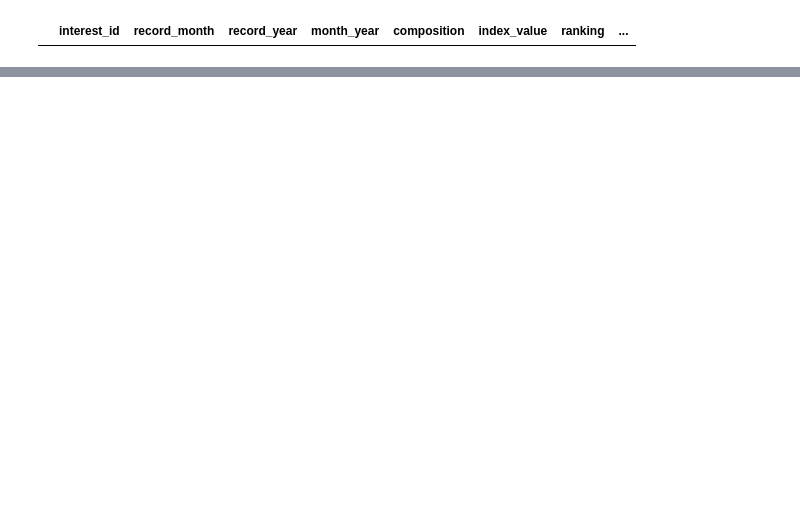
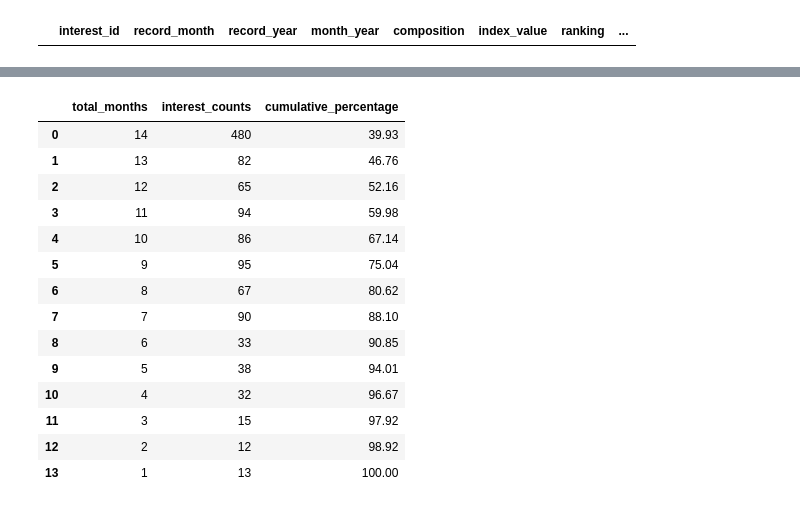
Before and after one commit to yangwu1227/sql-case-studies, a Jupyter notebook: case_studies/fresh_segments/notebooks/business_questions.ipynb, the cells around one changed output, grey strips where cells are left out. Cells and saved outputs as stored; diff of their text form; code cells hidden in the pictures; blank space fills up the shorter version.

Commit message:
feat: interest analysis for fresh segments case study

```diff
--- a/case_studies/fresh_segments/notebooks/business_questions.ipynb
+++ b/case_studies/fresh_segments/notebooks/business_questions.ipynb
@@ -537,0 +625,55 @@ athena.query(database=database, query=query, ctas_approach=ctas_approach)
+# %%
+query = """
+WITH count_month_year AS (
+    SELECT
+        interest_id,
+        COUNT(DISTINCT month_year) AS total_months
+    FROM
+        fresh_segments.interest_metrics
+    GROUP BY
+        interest_id
+),
+
+count_interest_by_total_months AS (
+    SELECT
+        total_months,
+        COUNT(DISTINCT interest_id) AS interest_counts
+    FROM
+        count_month_year
+    GROUP BY
+        total_months
+)
+
+SELECT
+    total_months,
+    interest_counts,
+    ROUND(
+        100.0 * SUM(interest_counts) OVER (
+            ORDER BY total_months DESC
+            ROWS BETWEEN UNBOUNDED PRECEDING AND CURRENT ROW
+        ) / SUM(interest_counts) OVER(),
+        2
+    ) AS cumulative_percentage
+FROM
+    count_interest_by_total_months
+ORDER BY
+    total_months DESC;
+"""
+
+athena.query(database=database, query=query, ctas_approach=ctas_approach)
+# %% [output]
+|  | total_months | interest_counts | cumulative_percentage |
+| 0 | 14 | 480 | 39.93 |
+| 1 | 13 | 82 | 46.76 |
+| 2 | 12 | 65 | 52.16 |
+| 3 | 11 | 94 | 59.98 |
+| 4 | 10 | 86 | 67.14 |
+| 5 | 9 | 95 | 75.04 |
+| 6 | 8 | 67 | 80.62 |
+| 7 | 7 | 90 | 88.10 |
+| 8 | 6 | 33 | 90.85 |
+| 9 | 5 | 38 | 94.01 |
+| 10 | 4 | 32 | 96.67 |
+| 11 | 3 | 15 | 97.92 |
+| 12 | 2 | 12 | 98.92 |
+| 13 | 1 | 13 | 100.00 |
```
Also changed, not shown: parts of 20 cells of this notebook, 1 other file.
